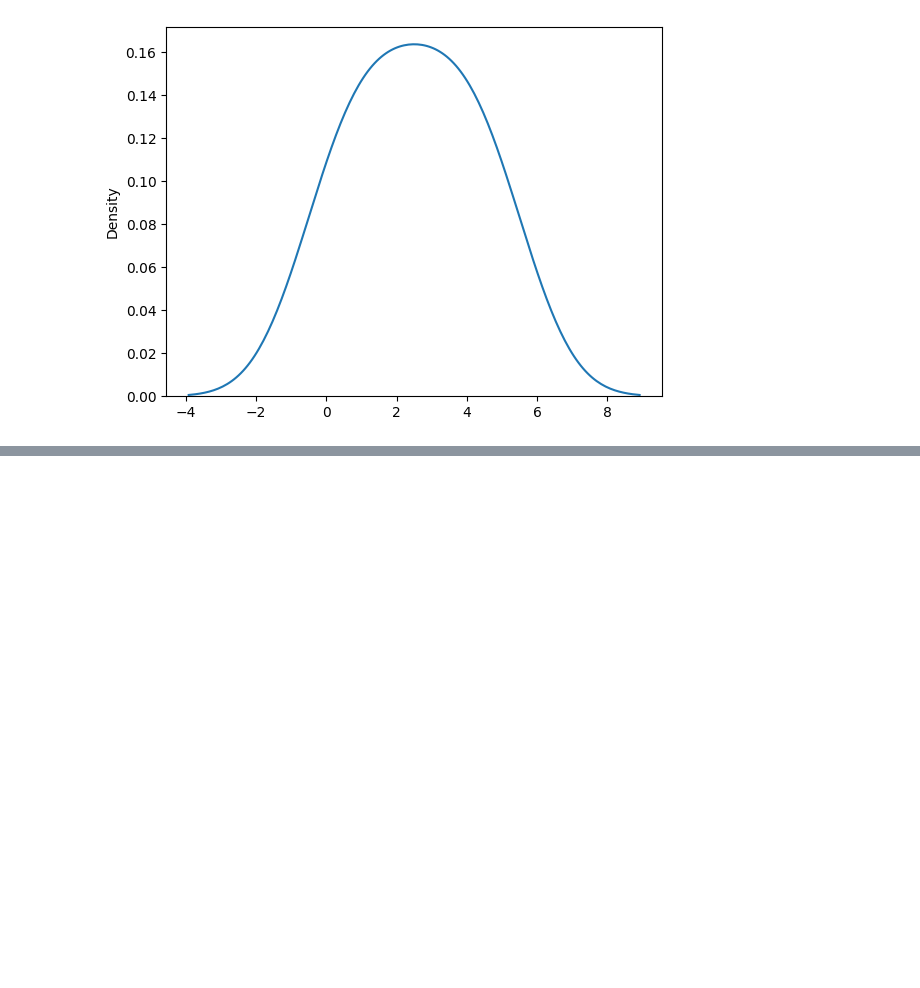
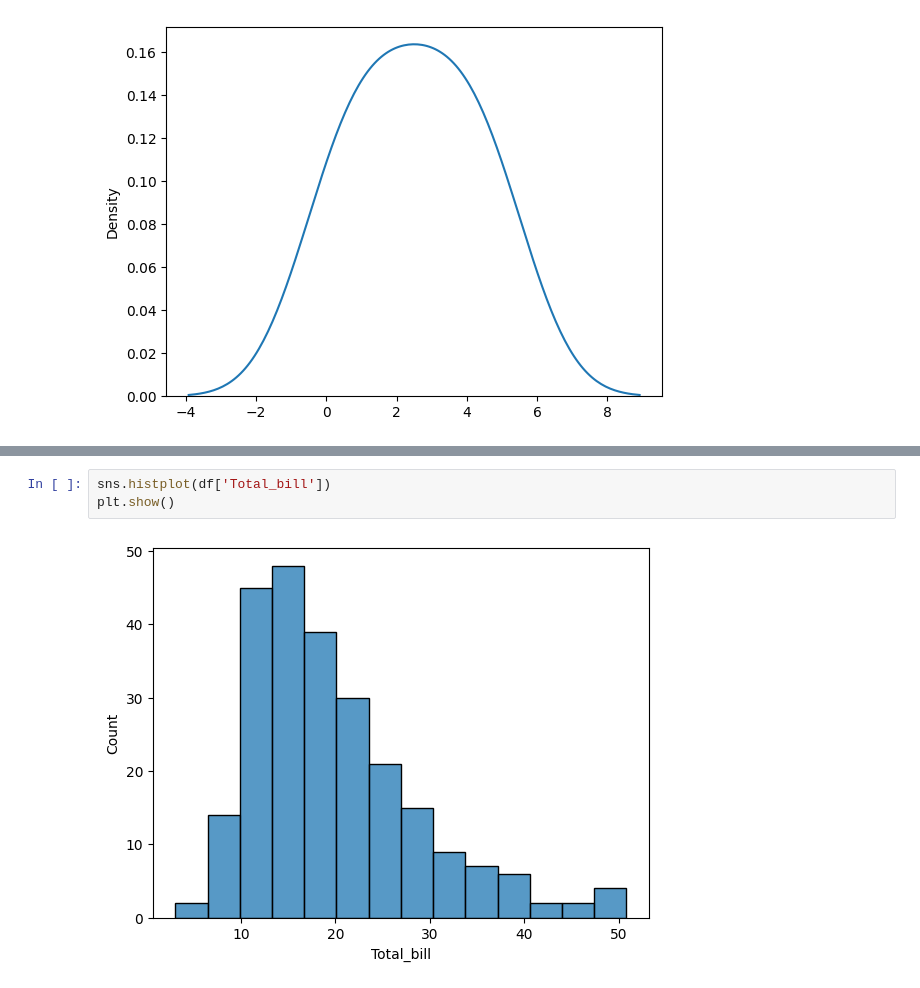
Before and after one commit to JatindraPatel/Seaborn_Learning, a Jupyter notebook: Seaborn.ipynb, the cells around one changed output, grey strips where cells are left out. Cells and saved outputs as stored; diff of their text form; blank space fills up the shorter version.

```diff
--- a/Seaborn.ipynb
+++ b/Seaborn.ipynb
@@ -99,0 +165,5 @@ https://gist.github.com/mwaskom/de44147ed2974457ad6372750bbe5751
+# %%
+sns.histplot(df['Total_bill'])
+plt.show()
+# %% [output]
+[figure, added]
```
Also changed, not shown: parts of 17 cells of this notebook.
